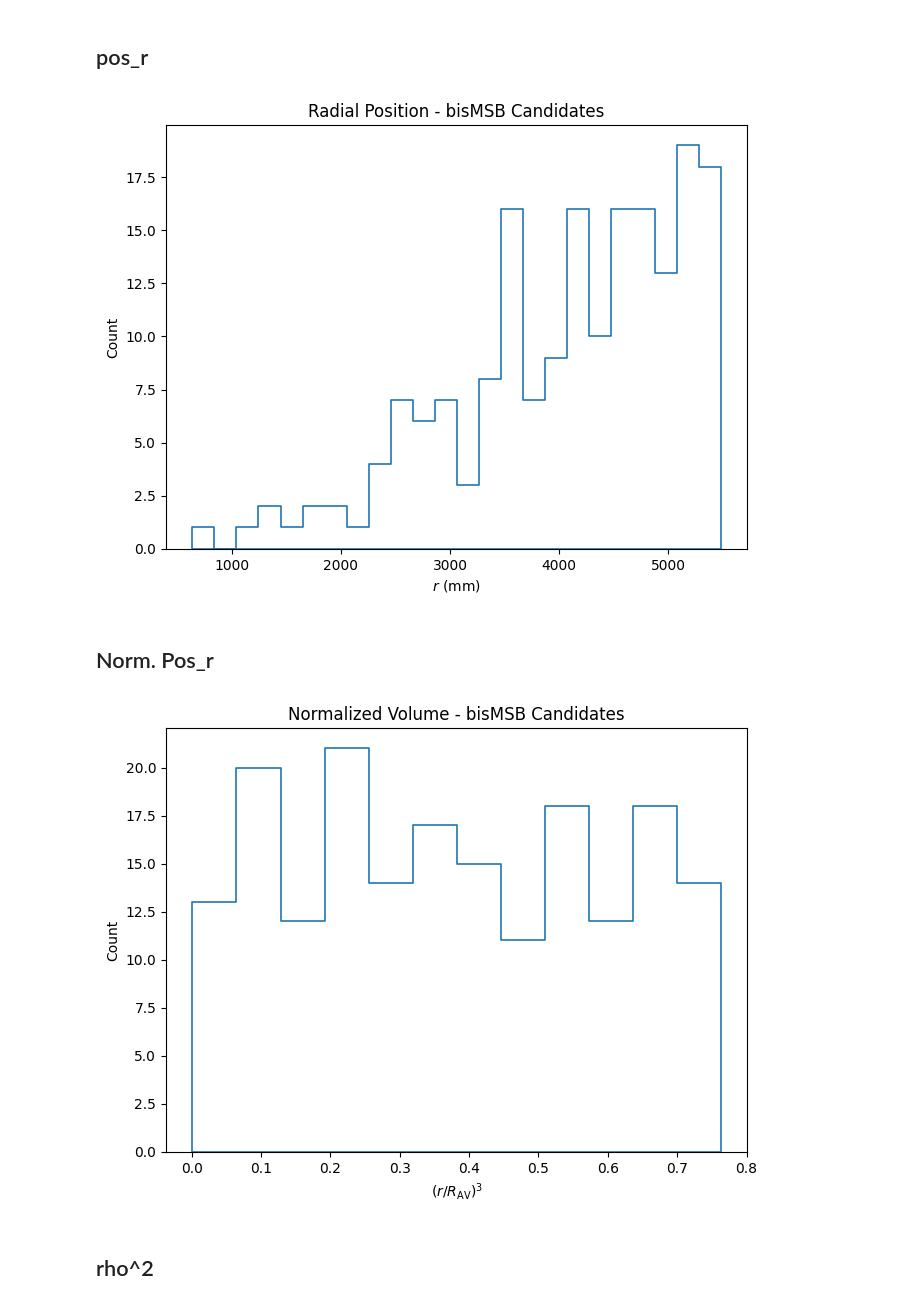
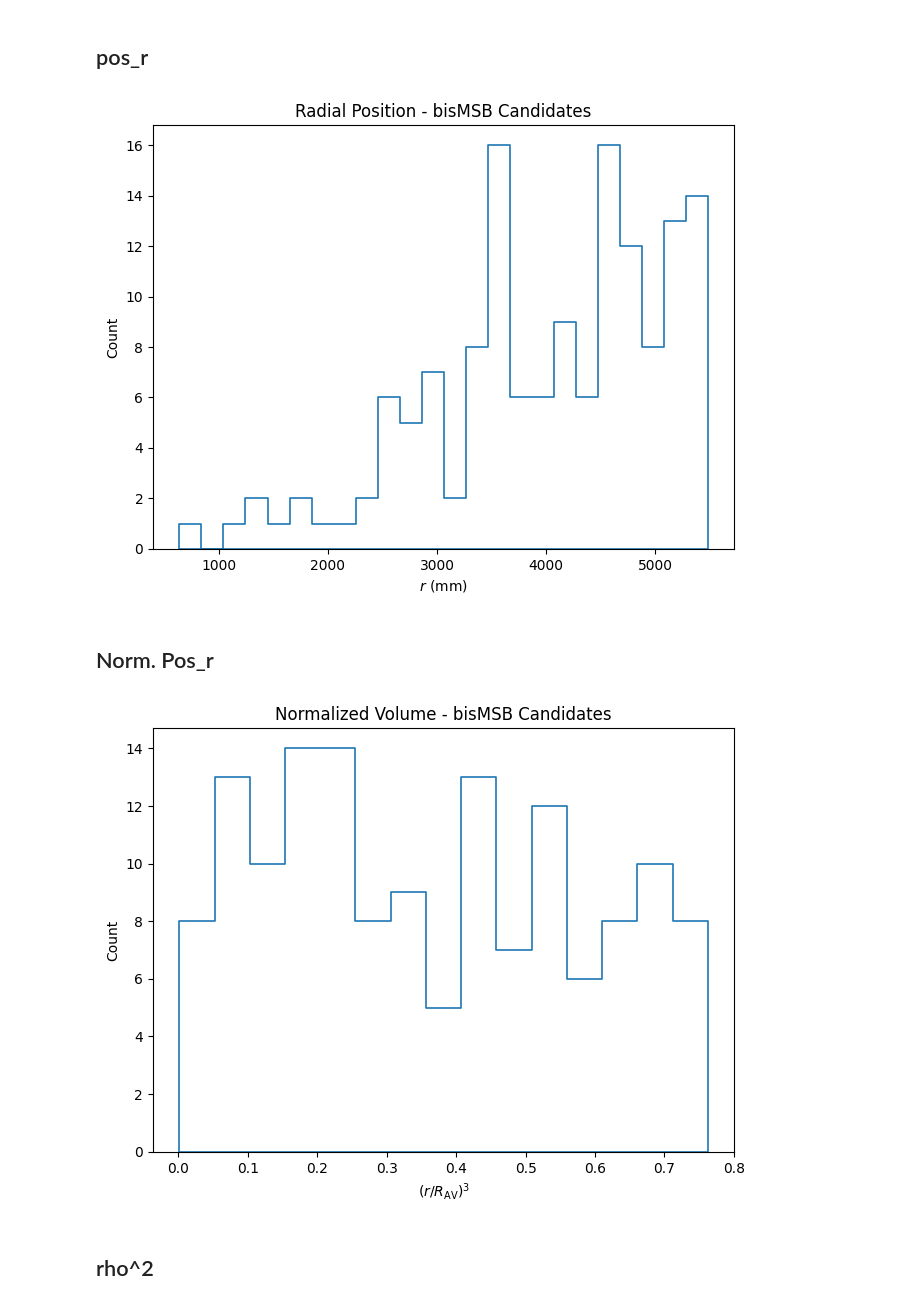
Before and after one commit to joankl/Solar-Neutrinos-Project, a Jupyter notebook: real data analysis/bisMSB/First candidates study.ipynb, the cells around one changed output. Saved outputs shown, nothing was run; the diff lists cells and outputs as text; code cells hidden in the pictures.

Commit message:
Updating Analysis

```diff
--- a/real data analysis/bisMSB/First candidates study.ipynb
+++ b/real data analysis/bisMSB/First candidates study.ipynb
@@ -9,15 +16,15 @@ import glob
 # Load Data
 # %%
 # ------- Observable list -------
-obs_list = ['energy', 'posr_av', 'posx', 'posy', 'posz_av', 'runID', 'itr']
+obs_list = ['energy_corrected', 'posr_av', 'posx', 'posy', 'posz_av', 'runID', 'itr']
 
 # ------- Observable Dictionary -------
 obs_dict = {obs: np.array([]) for obs in obs_list}
 
 # ------- Directory of data -------
-#main_dir = 'E:/Data/solars/solarnu_Realdata/bisMSB/first_candidates/analysis*/resume_files/'
+main_dir = 'E:/Data/solars/solarnu_Realdata/bisMSB/first_candidates/analysis15*/ntuple/resume_files/'
 #main_dir = '/content/drive/MyDrive/SNO+ Analysis/data/solar_data/real_data/bis_MSB/Analysis*/resume_files/'
-main_dir = '/home/joankl/data/solars/real_data/bisMSB/first_candidates/analysis*/resume_files/'
+#main_dir = '/home/joankl/data/solars/real_data/bisMSB/first_candidates/analysis*/resume_files/'
 
 # Loop over the observable list to load the data in obs_dict
 
@@ -32,12 +39,16 @@ for obs in obs_list:
         obs_dict[obs] = np.append(obs_dict[obs], obs_i)
 
 
-energy = obs_dict['energy']
-posr_av = obs_dict['posr_av']
-posx = obs_dict['posx']
-posy = obs_dict['posy']
-posz = obs_dict['posz_av']
-runID = obs_dict['runID']
-itr = obs_dict['itr']
+# === Apply Energy Cut ===
+en_cut_inf = 5
+mask = (obs_dict['energy_corrected'] >= en_cut_inf)
+
+energy = obs_dict['energy_corrected'][mask]
+posr_av = obs_dict['posr_av'][mask]
+posx = obs_dict['posx'][mask]
+posy = obs_dict['posy'][mask]
+posz = obs_dict['posz_av'][mask]
+runID = obs_dict['runID'][mask]
+itr = obs_dict['itr'][mask]
 # %% [markdown]
 # Plots of Observables
@@ -71,25 +91,25 @@ plt.title('Radial Position - bisMSB Candidates')
 
 plt.show()
 # %% [output]
-[figure, old version]
+[figure, new version]
 # %% [markdown]
 ## Norm. Pos_r
 # %%
 R_cut = 6000
 norm_vol = (posr_av**3)/(R_cut**3)
 
-bins = 12
+bins = 15
 
 plt.figure(figsize = (7.5, 5.5))
 sn.histplot(norm_vol, bins = bins, element = 'step', alpha = 0, linewidth = 1.2)
 
 plt.xlabel(r'$(r/R_\text{AV})^3$')
 
 plt.title('Normalized Volume - bisMSB Candidates')
 
 plt.show()
 # %% [output]
-[figure, old version]
+[figure, new version]
 # %% [markdown]
 ## rho^2
 # %%
```
Also changed, not shown: parts of 11 cells of this notebook, 4 other files.
